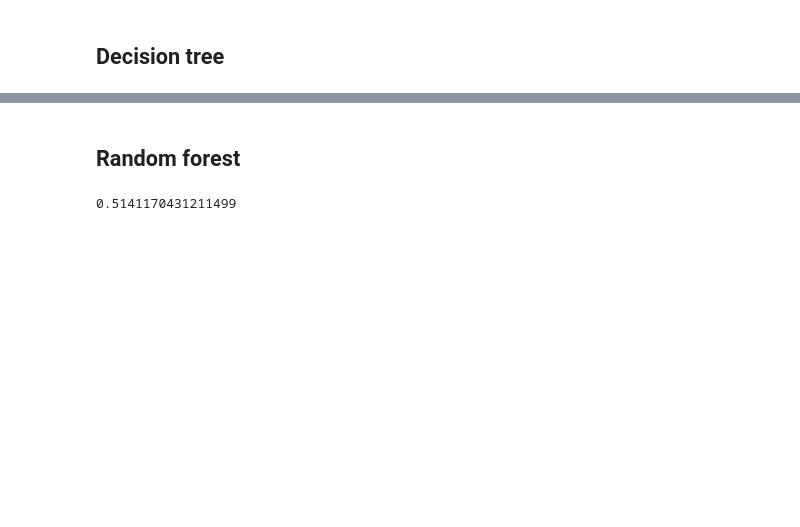
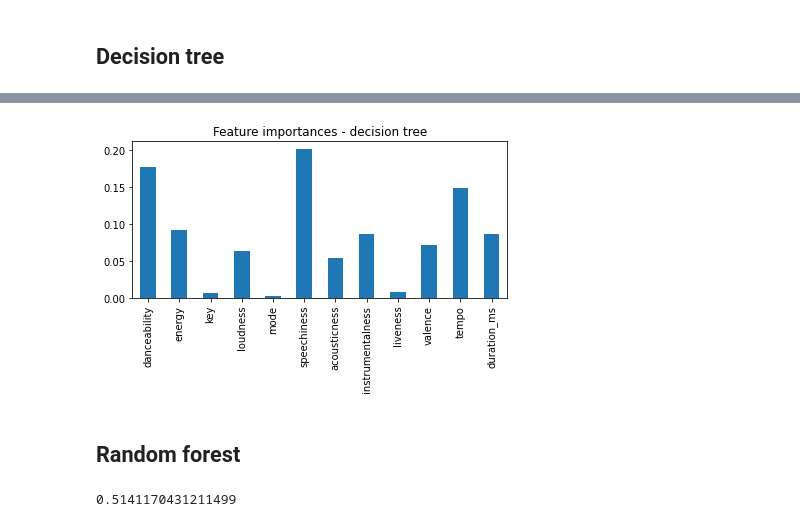
Before and after one commit to jkciesluk/ml_project, a Jupyter notebook: spotify_2.ipynb, the cells around one changed output, grey strips where cells are left out. Saved outputs shown, nothing was run; the diff lists cells and outputs as text; code cells hidden in the pictures; blank space fills up the shorter version.

Commit message:
add feature importances

```diff
--- a/spotify_2.ipynb
+++ b/spotify_2.ipynb
@@ -222,0 +232,3 @@ Best params: {'max_depth': 9, 'min_samples_leaf': 4, 'min_samples_split': 6}
+# %%
+feature_importances_dt = pd.Series(best_model.feature_importances_, index=songs_data_train.columns)
+feature_importances_dt
@@ -223,3 +249,10 @@ Best params: {'max_depth': 9, 'min_samples_leaf': 4, 'min_samples_split': 6}
+# %%
+fig, ax = plt.subplots()
+feature_importances_dt.plot.bar(ax=ax)
+ax.set_title("Feature importances - decision tree")
+fig.tight_layout()
+# %% [output]
+[figure, added]
 # %% [markdown]
 ## Random forest
 # %%
```
Also changed, not shown: parts of 7 cells of this notebook.
